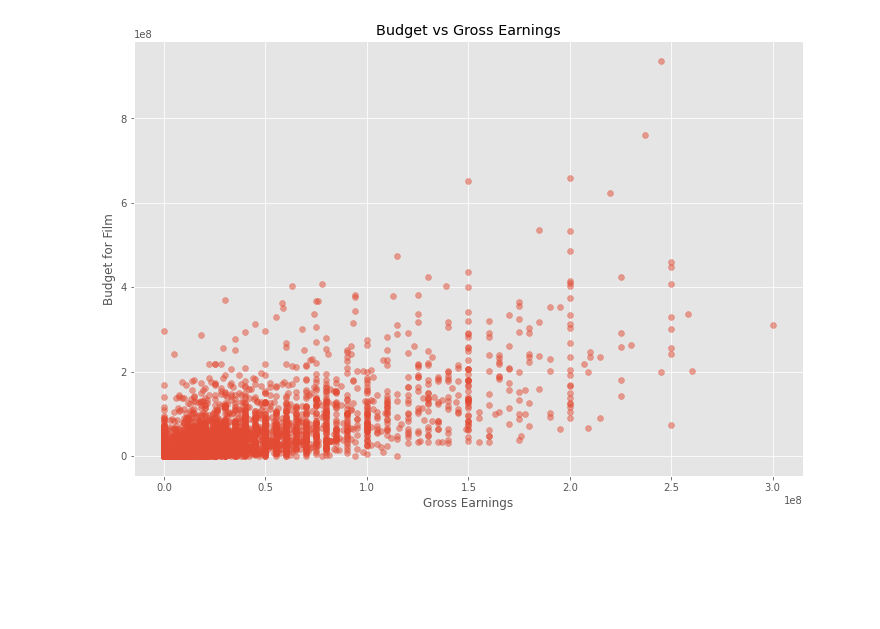
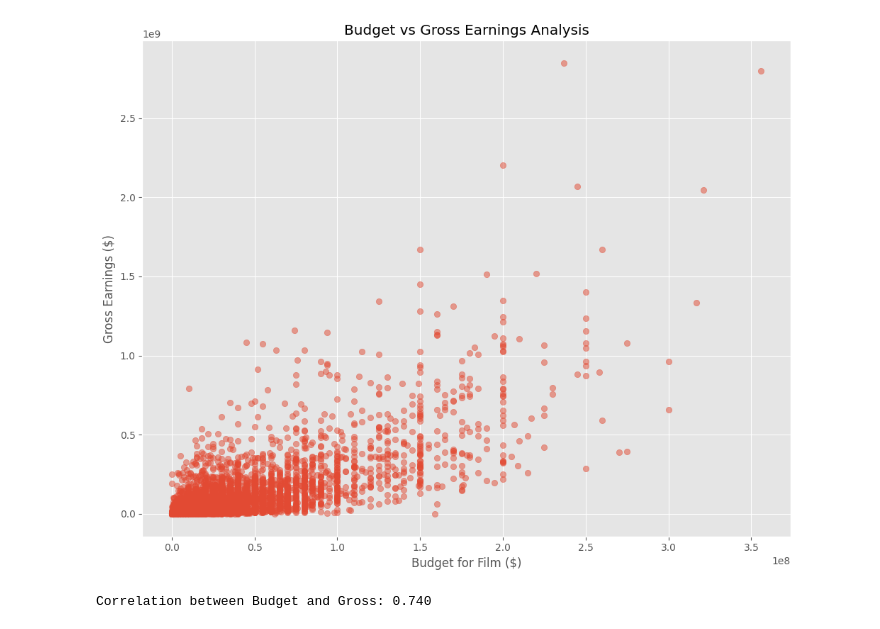
Before and after one commit to Ramadan877/Movie-Portfolio-Project, a Jupyter notebook: Movie Portfolio Project.ipynb, the cells around one changed output. Cells and saved outputs as stored; diff of their text form; code cells hidden in the pictures; blank space fills up the shorter version.

```diff
--- a/Movie Portfolio Project.ipynb
+++ b/Movie Portfolio Project.ipynb
@@ -100,3 +543,18 @@ df.boxplot(column=['gross'])
 # %%
-df.drop_duplicates()
+# Final data cleaning step: removing duplicate entries
+print("Before removing duplicates:")
+print(f"Dataset shape: {df_clean.shape}")
+
+# Eliminating duplicate rows to ensure data integrity
+df_clean_no_dups = df_clean.drop_duplicates()
+
+print(f"\nAfter removing duplicates:")
+print(f"Dataset shape: {df_clean_no_dups.shape}")
+print(f"Removed {df_clean.shape[0] - df_clean_no_dups.shape[0]} duplicate rows")
+
+# Updating my main cleaned dataframe
+df_clean = df_clean_no_dups
+
+print(f"\nFinal cleaned dataset shape: {df_clean.shape}")
+df_clean.head()
 # %% [output]
@@ -408,8 +1175,18 @@ Name: gross, dtype: int64
 # %%
-plt.scatter(x=df['budget'], y=df['gross'], alpha=0.5)
-plt.title('Budget vs Gross Earnings')
-plt.xlabel('Gross Earnings')
-plt.ylabel('Budget for Film')
+# Exploring the fundamental budget-revenue relationship
+# This scatter plot visualizes my key hypothesis about movie investment and returns
+plt.figure(figsize=(10, 8))
+plt.scatter(x=df_clean['budget'], y=df_clean['gross'], alpha=0.5)
+plt.title('Budget vs Gross Earnings Analysis')
+plt.xlabel('Budget for Film ($)')
+plt.ylabel('Gross Earnings ($)')
+plt.ticklabel_format(style='scientific', axis='both', scilimits=(0,0))
+plt.tight_layout()
 plt.show()
+
+# Quantifying this crucial relationship
+budget_gross_corr = df_clean['budget'].corr(df_clean['gross'])
+print(f"Correlation between Budget and Gross: {budget_gross_corr:.3f}")
 # %% [output]
-[figure, old version]
+[figure, new version]
+Correlation between Budget and Gross: 0.740
```
Also changed, not shown: parts of 58 cells of this notebook, 3 other files.
